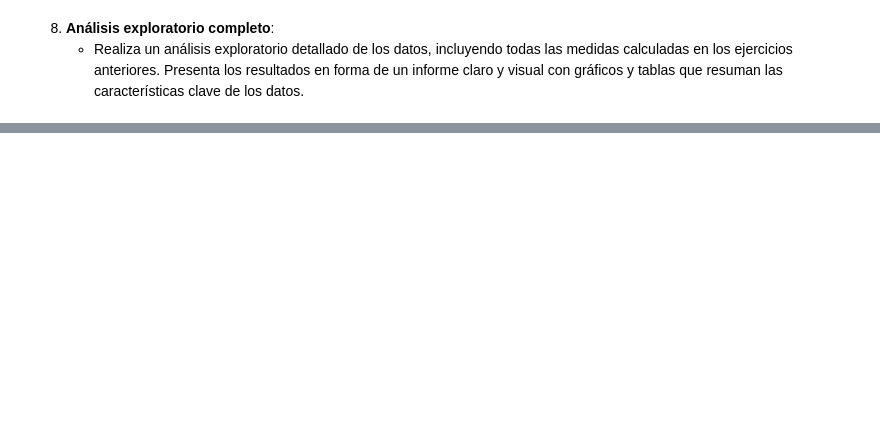
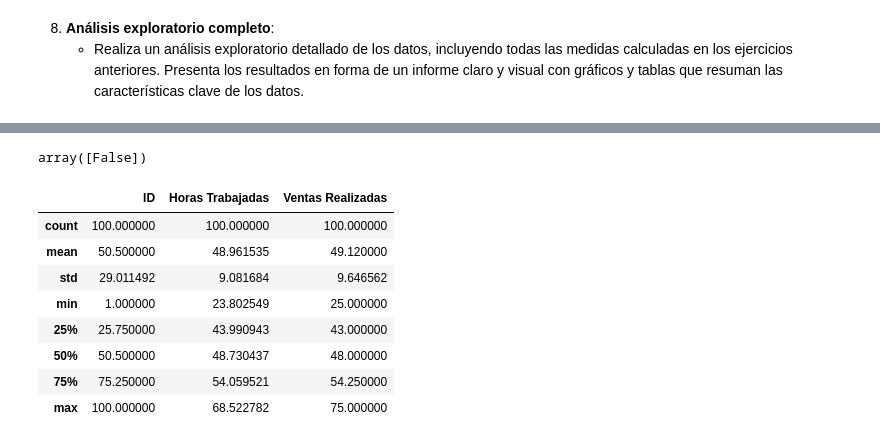
Before and after one commit to SupernovaIa/Laboratorio-Estadistica-descriptiva, a Jupyter notebook: laboratorio-modulo6-leccion01-estadistica-descriptiva.ipynb, the cells around one changed output, grey strips where cells are left out. Saved outputs shown, nothing was run; the diff lists cells and outputs as text; code cells hidden in the pictures; blank space fills up the shorter version.

```diff
--- a/laboratorio-modulo6-leccion01-estadistica-descriptiva.ipynb
+++ b/laboratorio-modulo6-leccion01-estadistica-descriptiva.ipynb
@@ -254,0 +301,18 @@ dtype: float64
+# %%
+# NO hay IDs duplicados
+df['ID'].duplicated().unique()
+# %% [output]
+array([False])
+# %%
+# Podemos calcular las medidas estadísiticas clave
+df.describe()
+# %% [output]
+|  | ID | Horas Trabajadas | Ventas Realizadas |
+| count | 100.000000 | 100.000000 | 100.000000 |
+| mean | 50.500000 | 48.961535 | 49.120000 |
+| std | 29.011492 | 9.081684 | 9.646562 |
+| min | 1.000000 | 23.802549 | 25.000000 |
+| 25% | 25.750000 | 43.990943 | 43.000000 |
+| 50% | 50.500000 | 48.730437 | 48.000000 |
+| 75% | 75.250000 | 54.059521 | 54.250000 |
+| max | 100.000000 | 68.522782 | 75.000000 |
```
Also changed, not shown: parts of 17 cells of this notebook.
